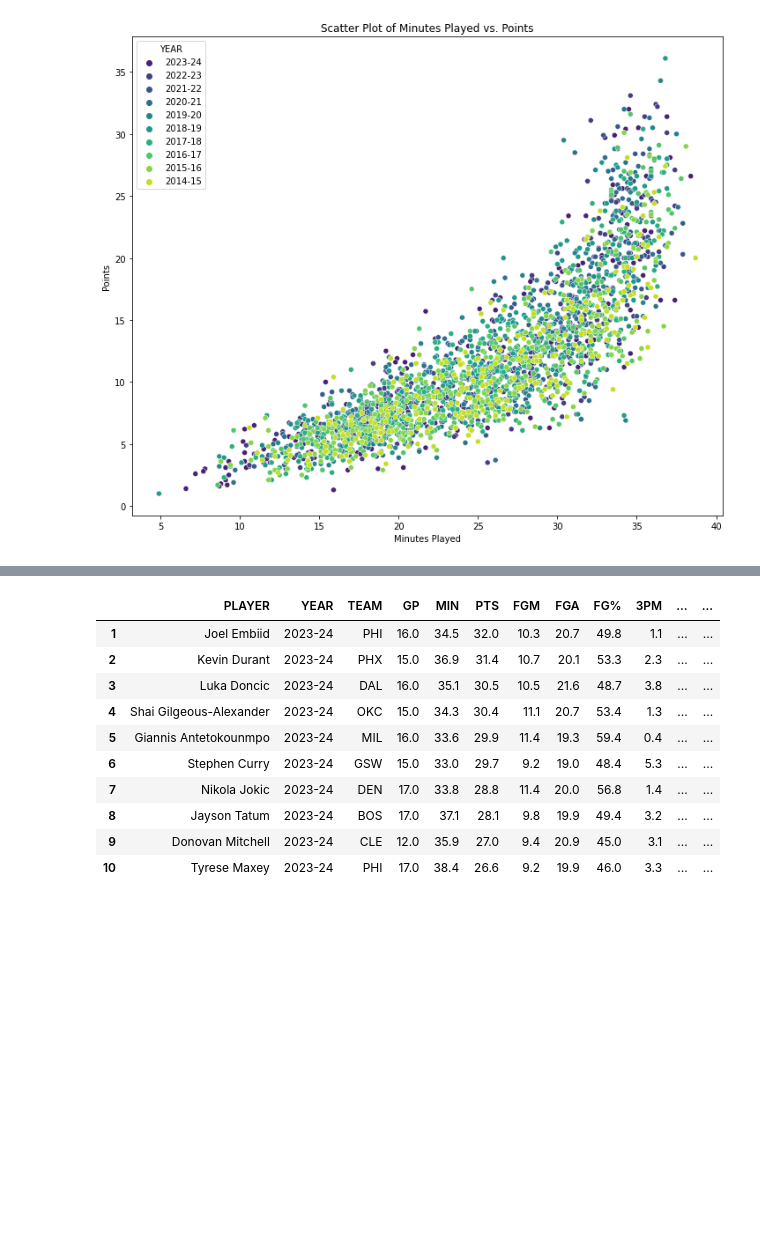
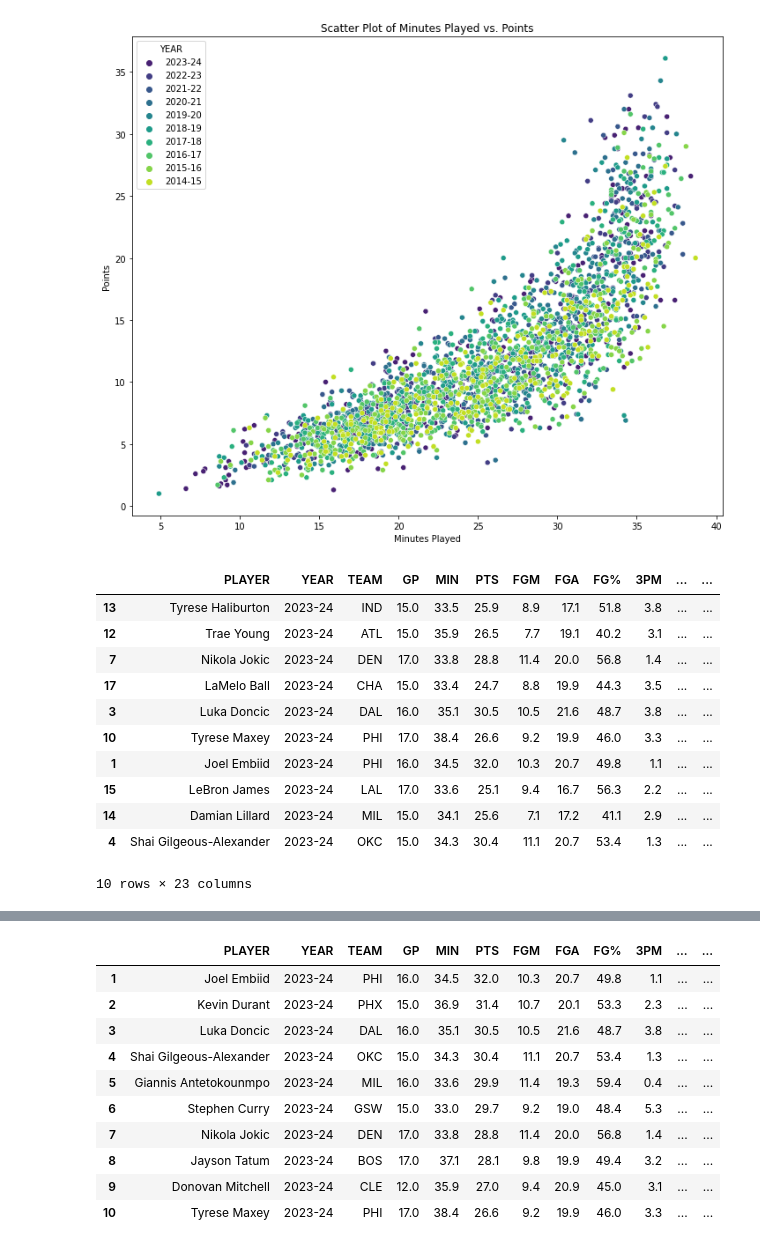
Before and after one commit to VincentGordon-Data-Analyst/nba-web-scraping-project, a Jupyter notebook: nba-clearning.ipynb, the cells around one changed output, grey strips where cells are left out. Cells and saved outputs as stored; diff of their text form; code cells hidden in the pictures; blank space fills up the shorter version.

```diff
--- a/nba-clearning.ipynb
+++ b/nba-clearning.ipynb
@@ -109,0 +99,18 @@ df = df.loc[df['PTS'] >= 15]
+# %%
+# Find the top 10 players with the most assists the of the 2023-24 season
+assists_df = df.loc[df['AST'] >=6].head(10)
+assists_df.sort_values(by='AST', ascending=False, inplace=True)
+assists_df
+# %% [output]
+|  | PLAYER | YEAR | TEAM | GP | MIN | PTS | FGM | FGA | FG% | 3PM | ... | ... |
+| 13 | Tyrese Haliburton | 2023-24 | IND | 15.0 | 33.5 | 25.9 | 8.9 | 17.1 | 51.8 | 3.8 | ... | ... |
+| 12 | Trae Young | 2023-24 | ATL | 15.0 | 35.9 | 26.5 | 7.7 | 19.1 | 40.2 | 3.1 | ... | ... |
+| 7 | Nikola Jokic | 2023-24 | DEN | 17.0 | 33.8 | 28.8 | 11.4 | 20.0 | 56.8 | 1.4 | ... | ... |
+| 17 | LaMelo Ball | 2023-24 | CHA | 15.0 | 33.4 | 24.7 | 8.8 | 19.9 | 44.3 | 3.5 | ... | ... |
+| 3 | Luka Doncic | 2023-24 | DAL | 16.0 | 35.1 | 30.5 | 10.5 | 21.6 | 48.7 | 3.8 | ... | ... |
+| 10 | Tyrese Maxey | 2023-24 | PHI | 17.0 | 38.4 | 26.6 | 9.2 | 19.9 | 46.0 | 3.3 | ... | ... |
+| 1 | Joel Embiid | 2023-24 | PHI | 16.0 | 34.5 | 32.0 | 10.3 | 20.7 | 49.8 | 1.1 | ... | ... |
+| 15 | LeBron James | 2023-24 | LAL | 17.0 | 33.6 | 25.1 | 9.4 | 16.7 | 56.3 | 2.2 | ... | ... |
+| 14 | Damian Lillard | 2023-24 | MIL | 15.0 | 34.1 | 25.6 | 7.1 | 17.2 | 41.1 | 2.9 | ... | ... |
+| 4 | Shai Gilgeous-Alexander | 2023-24 | OKC | 15.0 | 34.3 | 30.4 | 11.1 | 20.7 | 53.4 | 1.3 | ... | ... |
+10 rows × 23 columns
```
Also changed, not shown: parts of 13 cells of this notebook, 1 other file.
